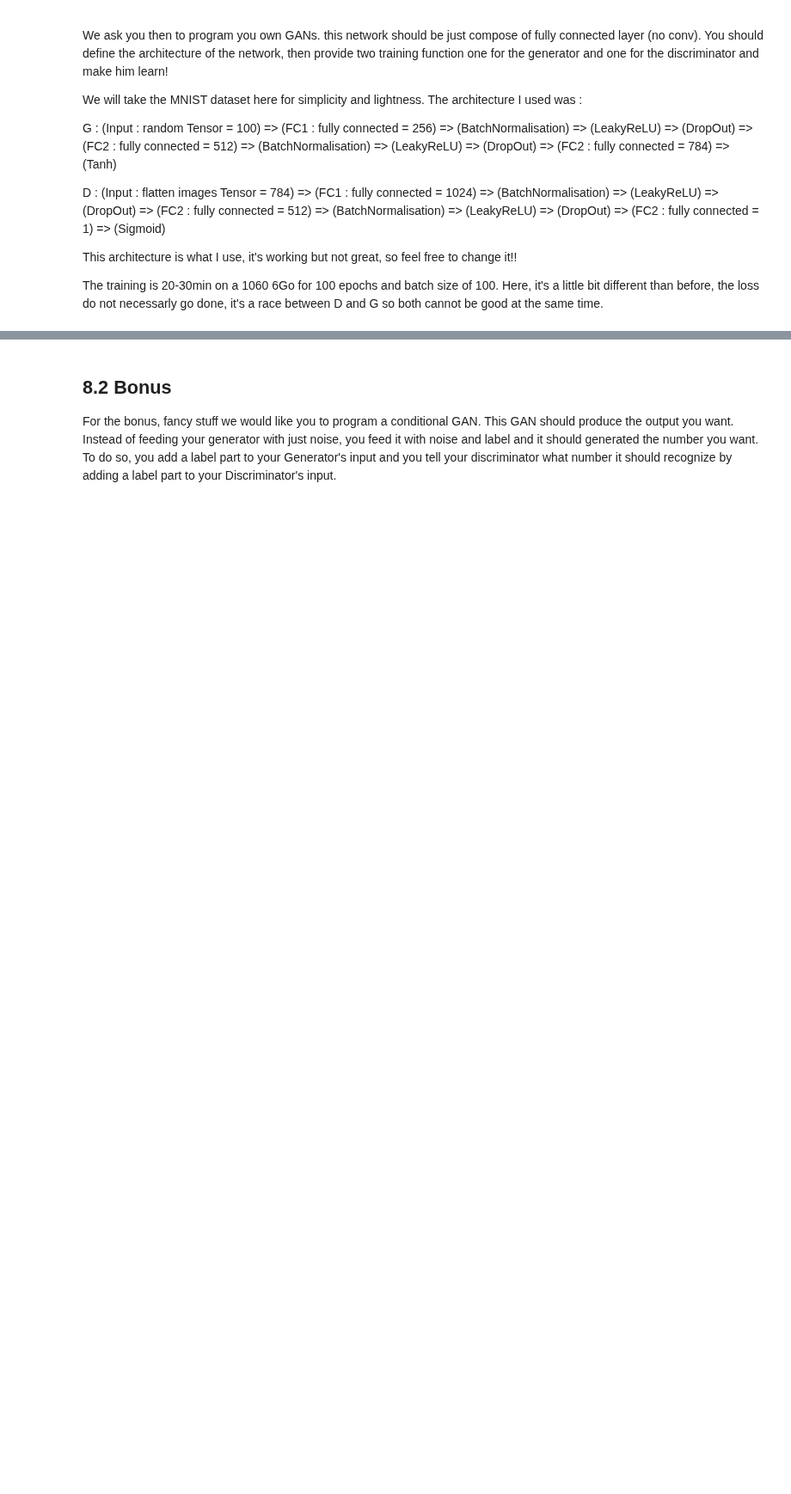
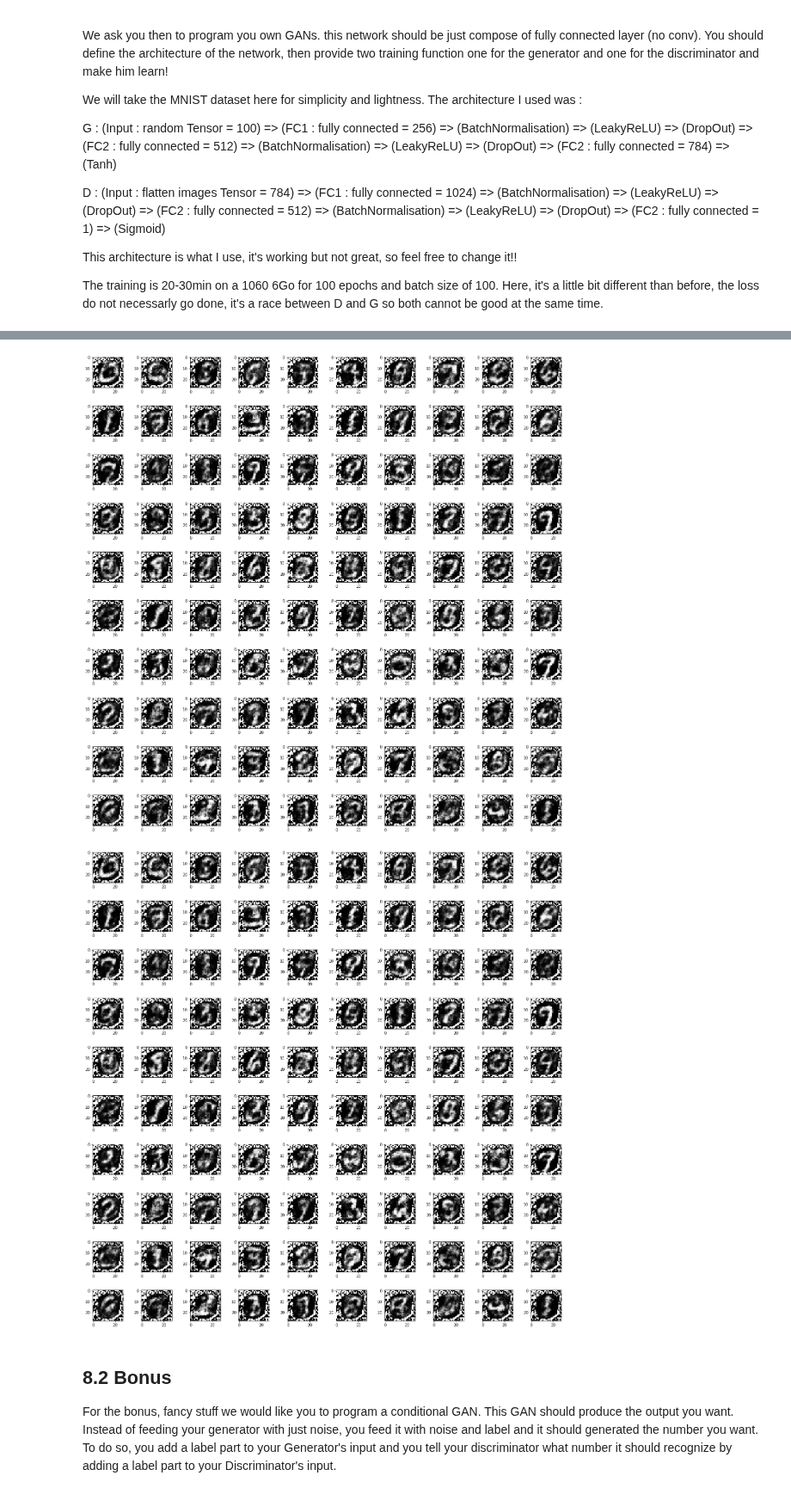
Before and after one commit to jneuendorf/cv1920_assignments, a Jupyter notebook: 12_GANs_Jim.ipynb, the cells around one changed output, grey strips where cells are left out. Shown at 86% size. Cells and saved outputs as stored; diff of their text form; code cells hidden in the pictures; blank space fills up the shorter version.

Commit message:
[ex12] clean up, cuda fixes, fixed loop for hyper param k

```diff
--- a/12_GANs_Jim.ipynb
+++ b/12_GANs_Jim.ipynb
@@ -124,7 +136,7 @@ class Discriminator(nn.Module):
             nn.Linear(1024, 512),
             nn.BatchNorm1d(512),
             nn.LeakyReLU(),
-            nn.Dropout(p=0.4),
+            nn.Dropout(p=0.5),
 
             nn.Linear(512, 1),
             nn.Sigmoid(),
@@ -164,7 +176,7 @@ class Generator(nn.Module):
             nn.Linear(256, 512),
             nn.BatchNorm1d(512),
             nn.LeakyReLU(),
-            nn.Dropout(p=0.4),
+            nn.Dropout(p=0.5),
 
             nn.Linear(512, 784),
             nn.Tanh(),
@@ -181,19 +193,13 @@ class Generator(nn.Module):
 # https://developers.google.com/machine-learning/gan/loss#minimax-loss
 # "Tthe formula derives from the cross-entropy between the real and generated distributions."
 # Thus, we use a cross-entropy loss function pytorch provides:
-# adversarial_loss = nn.CrossEntropyLoss()
-criterion = nn.BCELoss()
+# 'CrossEntropyLoss' resulted in an error so we tried 'BCELoss'. ;)
+criterion = nn.BCELoss().to(device)
 # criterion = nn.CrossEntropyLoss()
 
-G = Generator()
-D = Discriminator()
+G = Generator().to(device)
+D = Discriminator().to(device)
 
-G.to(device)
-D.to(device)
-criterion.to(device)
-
-# Optimizers
-# optim.SGD(net.parameters(), lr=0.001, momentum=0.9)
 optimizer_G = optim.SGD(G.parameters(), lr=LEARNING_RATE_G, momentum=MOMENTUM_G)
 optimizer_D = optim.SGD(D.parameters(), lr=LEARNING_RATE_D, momentum=MOMENTUM_D)
 # %%
@@ -326,3 +365,20 @@ torch.Size([100, 1, 28, 28])
+# %%
+z1 = torch.randn(BATCH_SIZE, GENERATOR_INPUT_SIZE).to(device)
+gen_imgs = G(z1).detach().cpu()
+
+fig, axes = plt.subplots(nrows=10, ncols=10)
+fig.set_figwidth(18)
+fig.set_figheight(18)
+fig.tight_layout()
+ax = np.asarray(axes).ravel()
+for i in range(len(gen_imgs)):
+    ax[i].imshow(gen_imgs[i][0], cmap='gray', interpolation='none')
+    ax[i].xticks([])
+    ax[i].yticks([])
+fig
+# %% [output]
+[figure, added]
+[figure, added]
 # %% [markdown]
 ## 8.2 Bonus
 For the bonus, fancy stuff we would like you to program a conditional GAN. This GAN should produce the output you want. Instead of feeding your generator with just noise, you feed it with noise and label and it should generated the number you want.
```
Also changed, not shown: parts of 5 cells of this notebook.
